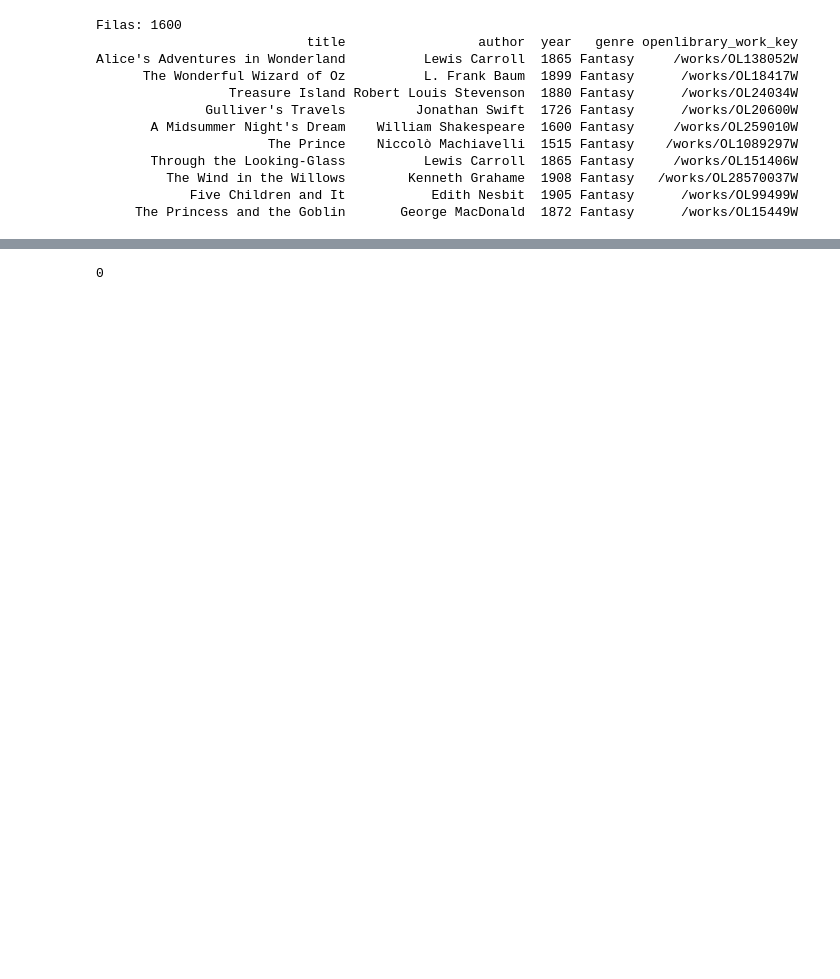
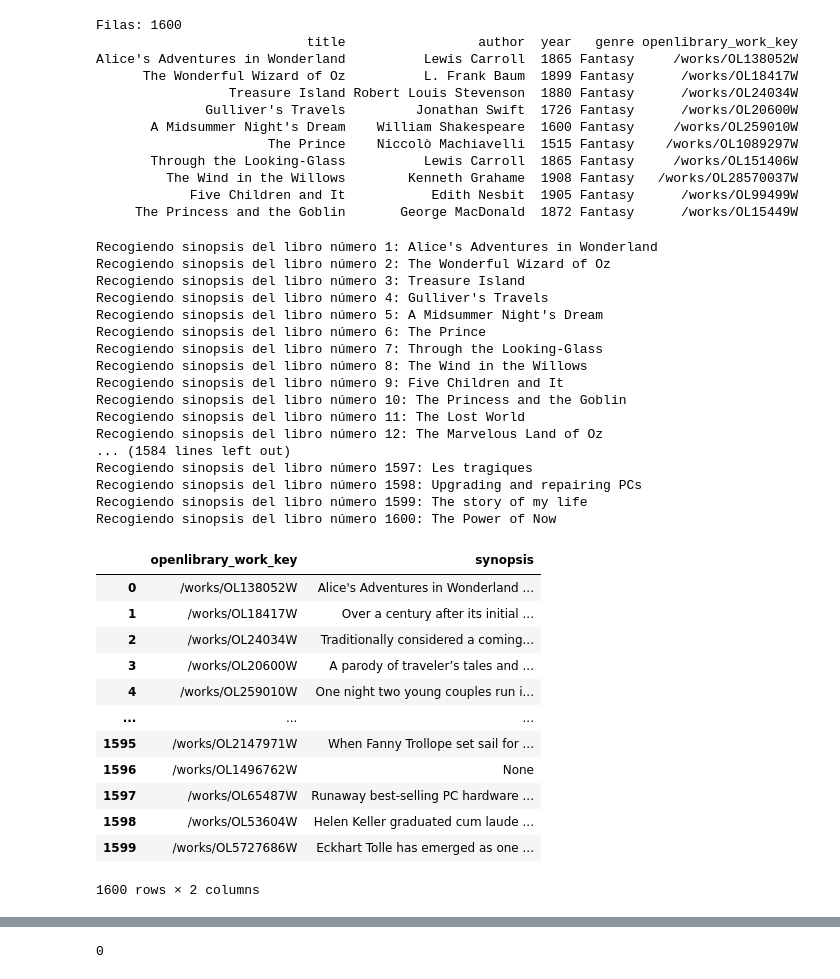
Before and after one commit to Sara-Gavi/library-graph, a Jupyter notebook: data/scrapping.ipynb, the cells around one changed output, grey strips where cells are left out. Drawn from its saved outputs; the diff is of its cells as text; code cells hidden in the pictures; blank space fills up the shorter version.

```diff
--- a/data/scrapping.ipynb
+++ b/data/scrapping.ipynb
@@ -114,3 +154,48 @@ Alice's Adventures in Wonderland          Lewis Carroll  1865 Fantasy     /works
          The Wind in the Willows        Kenneth Grahame  1908 Fantasy   /works/OL28570037W
             Five Children and It           Edith Nesbit  1905 Fantasy      /works/OL99499W
      The Princess and the Goblin       George MacDonald  1872 Fantasy      /works/OL15449W
+# %%
+rows = []
+contador = 1
+for r in df.itertuples():
+    print(f"Recogiendo sinopsis del libro número {contador}: {r.title}")
+    synopsis = f_synopsis(r.openlibrary_work_key)
+    rows.append({
+        "openlibrary_work_key": r.openlibrary_work_key,
+        "synopsis": synopsis
+    })
+    contador+=1
+
+df_synopsis = pd.DataFrame(rows)
+df_synopsis
+# %% [output]
+Recogiendo sinopsis del libro número 1: Alice's Adventures in Wonderland
+Recogiendo sinopsis del libro número 2: The Wonderful Wizard of Oz
+Recogiendo sinopsis del libro número 3: Treasure Island
+Recogiendo sinopsis del libro número 4: Gulliver's Travels
+Recogiendo sinopsis del libro número 5: A Midsummer Night's Dream
+Recogiendo sinopsis del libro número 6: The Prince
+Recogiendo sinopsis del libro número 7: Through the Looking-Glass
+Recogiendo sinopsis del libro número 8: The Wind in the Willows
+Recogiendo sinopsis del libro número 9: Five Children and It
+Recogiendo sinopsis del libro número 10: The Princess and the Goblin
+Recogiendo sinopsis del libro número 11: The Lost World
+Recogiendo sinopsis del libro número 12: The Marvelous Land of Oz
+... (1584 lines left out)
+Recogiendo sinopsis del libro número 1597: Les tragiques
+Recogiendo sinopsis del libro número 1598: Upgrading and repairing PCs
+Recogiendo sinopsis del libro número 1599: The story of my life
+Recogiendo sinopsis del libro número 1600: The Power of Now
+|  | openlibrary_work_key | synopsis |
+| 0 | /works/OL138052W | Alice's Adventures in Wonderland ... |
+| 1 | /works/OL18417W | Over a century after its initial ... |
+| 2 | /works/OL24034W | Traditionally considered a coming... |
+| 3 | /works/OL20600W | A parody of traveler’s tales and ... |
+| 4 | /works/OL259010W | One night two young couples run i... |
+| ... | ... | ... |
+| 1595 | /works/OL2147971W | When Fanny Trollope set sail for ... |
+| 1596 | /works/OL1496762W | None |
+| 1597 | /works/OL65487W | Runaway best-selling PC hardware ... |
+| 1598 | /works/OL53604W | Helen Keller graduated cum laude ... |
+| 1599 | /works/OL5727686W | Eckhart Tolle has emerged as one ... |
+1600 rows × 2 columns
```
Also changed, not shown: parts of 29 cells of this notebook, 4 other files.
